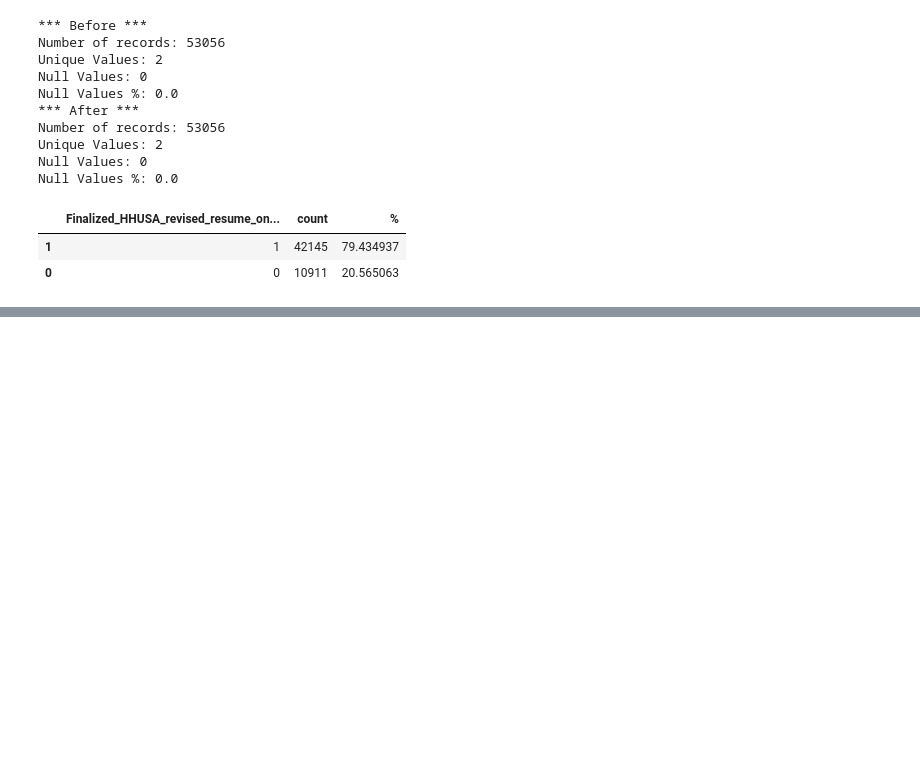
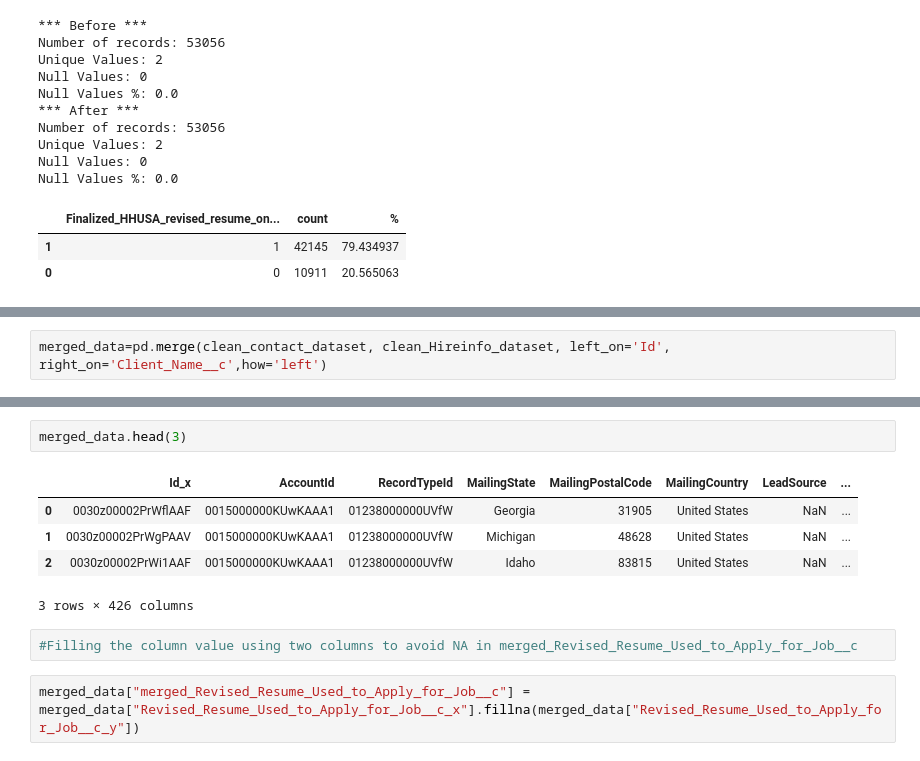
Before and after one commit to iAlhasan/DSP-Project, a Jupyter notebook: 02-DSP-Data Preparation.ipynb, the cells around one changed output, grey strips where cells are left out. Saved outputs shown, nothing was run; the diff lists cells and outputs as text; blank space fills up the shorter version.

```diff
--- a/02-DSP-Data Preparation.ipynb
+++ b/02-DSP-Data Preparation.ipynb
@@ -651,0 +767,2 @@ Null Values %: 0.0
+# %%
+merged_data=pd.merge(clean_contact_dataset, clean_Hireinfo_dataset, left_on='Id', right_on='Client_Name__c',how='left')
@@ -651,0 +773,12 @@ Null Values %: 0.0
+# %%
+merged_data.head(3)
+# %% [output]
+|  | Id_x | AccountId | RecordTypeId | MailingState | MailingPostalCode | MailingCountry | LeadSource | ... |
+| 0 | 0030z00002PrWflAAF | 0015000000KUwKAAA1 | 01238000000UVfW | Georgia | 31905 | United States | NaN | ... |
+| 1 | 0030z00002PrWgPAAV | 0015000000KUwKAAA1 | 01238000000UVfW | Michigan | 48628 | United States | NaN | ... |
+| 2 | 0030z00002PrWi1AAF | 0015000000KUwKAAA1 | 01238000000UVfW | Idaho | 83815 | United States | NaN | ... |
+3 rows × 426 columns
+# %%
+#Filling the column value using two columns to avoid NA in merged_Revised_Resume_Used_to_Apply_for_Job__c
+# %%
+merged_data["merged_Revised_Resume_Used_to_Apply_for_Job__c"] = merged_data["Revised_Resume_Used_to_Apply_for_Job__c_x"].fillna(merged_data["Revised_Resume_Used_to_Apply_for_Job__c_y"])
```
Also changed, not shown: parts of 20 cells of this notebook.
